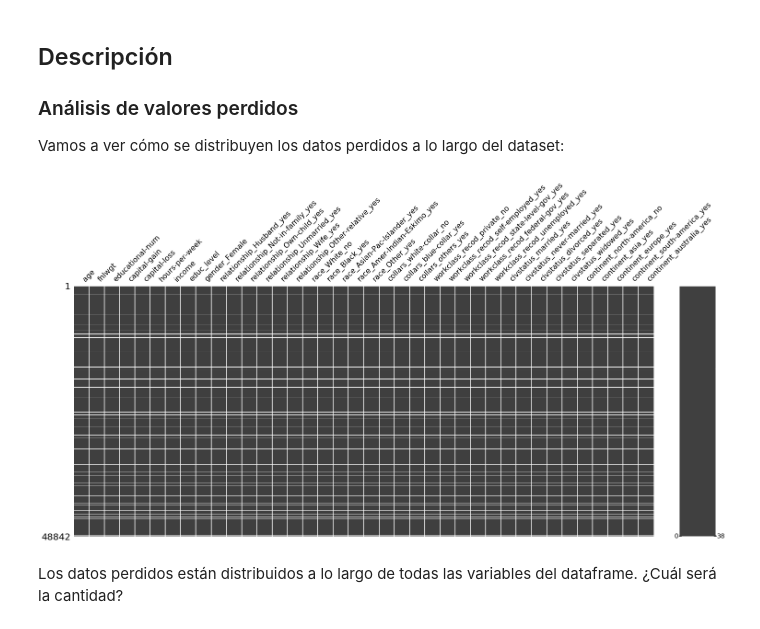
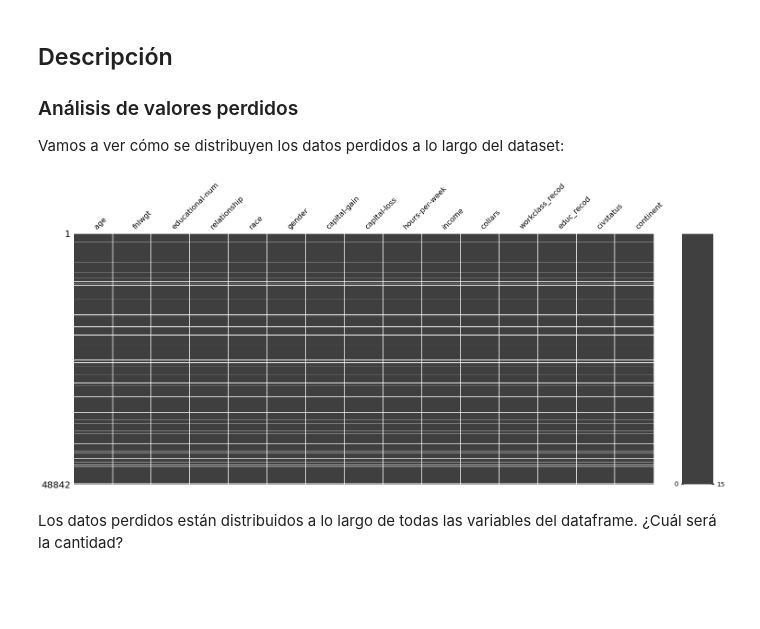
Before and after one commit to muZk/desafio-latam-ds-python, a Jupyter notebook: 02 - Fundamentos Data Science/prueba/Determinantes del ingreso.ipynb, the cells around one changed output. Drawn from its saved outputs; the diff is of its cells as text; code cells hidden in the pictures; blank space fills up the shorter version.

```diff
--- a/02 - Fundamentos Data Science/prueba/Determinantes del ingreso.ipynb
+++ b/02 - Fundamentos Data Science/prueba/Determinantes del ingreso.ipynb
@@ -344 +325,6 @@ df4 = nicos.dummierize_columns(df4, nominal_columns)
+# %%
+unnecessary_columns = list(filter(lambda x: x != 'income', recodification_rules.keys()))
+df_recod_clean = df_recod.drop(columns=unnecessary_columns)
+
+df = nicos.get_dummies(df_recod_clean)
 # %%
@@ -358,9 +344,9 @@ df4.head(5)
 
 Vamos a ver cómo se distribuyen los datos perdidos a lo largo del dataset:
 # %%
-msngo.matrix(df4);
+msngo.matrix(df_recod_clean);
 # %% [output]
-[figure, old version]
+[figure, new version]
 # %% [markdown]
 Los datos perdidos están distribuidos a lo largo de todas las variables del dataframe. ¿Cuál será la cantidad?
 # %%
```
Also changed, not shown: parts of 31 cells of this notebook, 2 other files.
